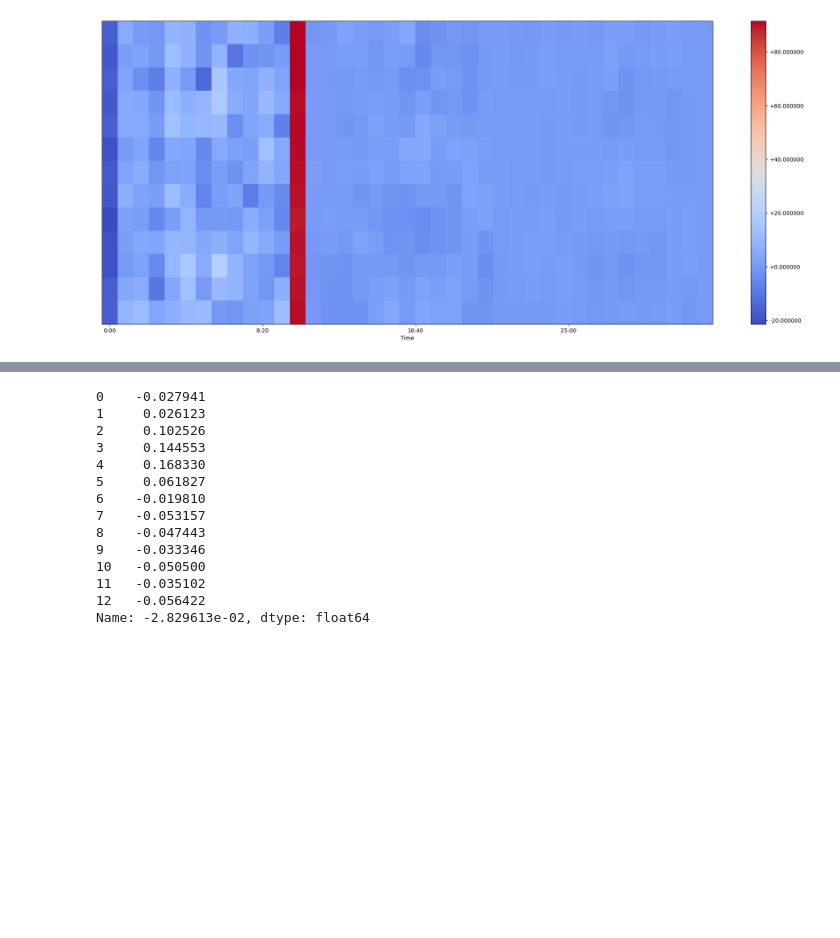
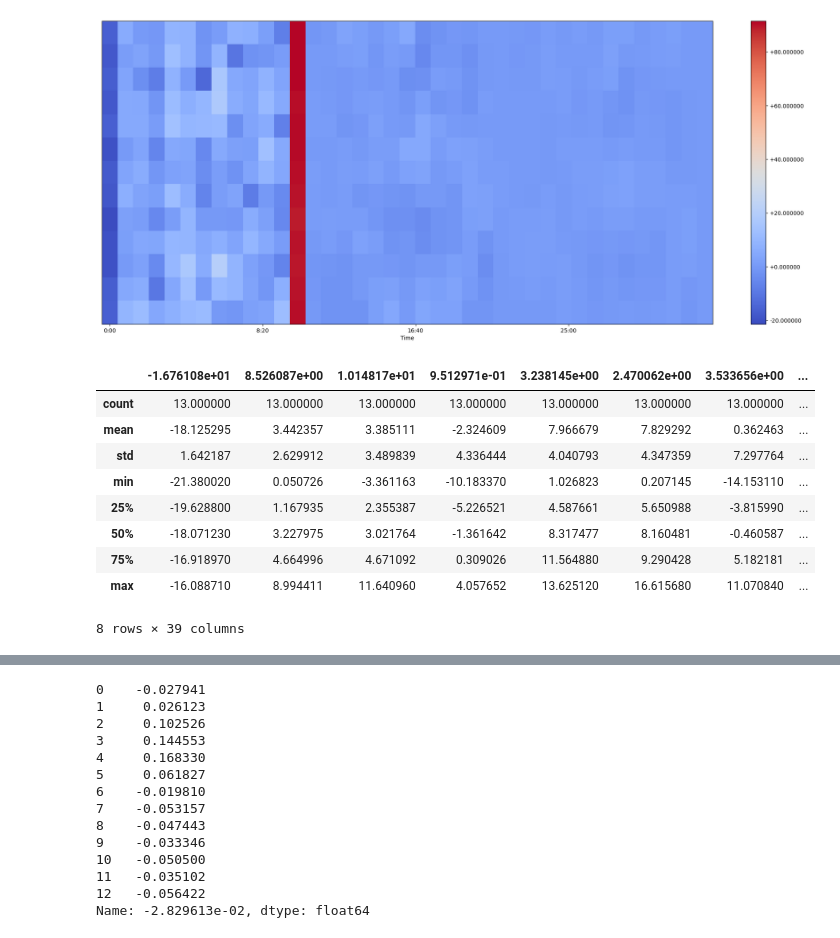
Before and after one commit to Brinkley97/csci_535_multimodal_probabilistic_learning, a Jupyter notebook: play/extractFeatureSets.ipynb, the cells around one changed output, grey strips where cells are left out. Saved outputs shown, nothing was run; the diff lists cells and outputs as text; code cells hidden in the pictures; blank space fills up the shorter version.

```diff
--- a/play/extractFeatureSets.ipynb
+++ b/play/extractFeatureSets.ipynb
@@ -102,3 +112,16 @@ plt.colorbar(format="%+2f")
 plt.show()
 # %% [output]
 [figure]
+# %%
+mfcc12_0_D_A_output.describe()
+# %% [output]
+|  | -1.676108e+01 | 8.526087e+00 | 1.014817e+01 | 9.512971e-01 | 3.238145e+00 | 2.470062e+00 | 3.533656e+00 | ... |
+| count | 13.000000 | 13.000000 | 13.000000 | 13.000000 | 13.000000 | 13.000000 | 13.000000 | ... |
+| mean | -18.125295 | 3.442357 | 3.385111 | -2.324609 | 7.966679 | 7.829292 | 0.362463 | ... |
+| std | 1.642187 | 2.629912 | 3.489839 | 4.336444 | 4.040793 | 4.347359 | 7.297764 | ... |
+| min | -21.380020 | 0.050726 | -3.361163 | -10.183370 | 1.026823 | 0.207145 | -14.153110 | ... |
+| 25% | -19.628800 | 1.167935 | 2.355387 | -5.226521 | 4.587661 | 5.650988 | -3.815990 | ... |
+| 50% | -18.071230 | 3.227975 | 3.021764 | -1.361642 | 8.317477 | 8.160481 | -0.460587 | ... |
+| 75% | -16.918970 | 4.664996 | 4.671092 | 0.309026 | 11.564880 | 9.290428 | 5.182181 | ... |
+| max | -16.088710 | 8.994411 | 11.640960 | 4.057652 | 13.625120 | 16.615680 | 11.070840 | ... |
+8 rows × 39 columns
```
Also changed, not shown: parts of 12 cells of this notebook, 1 other file.
